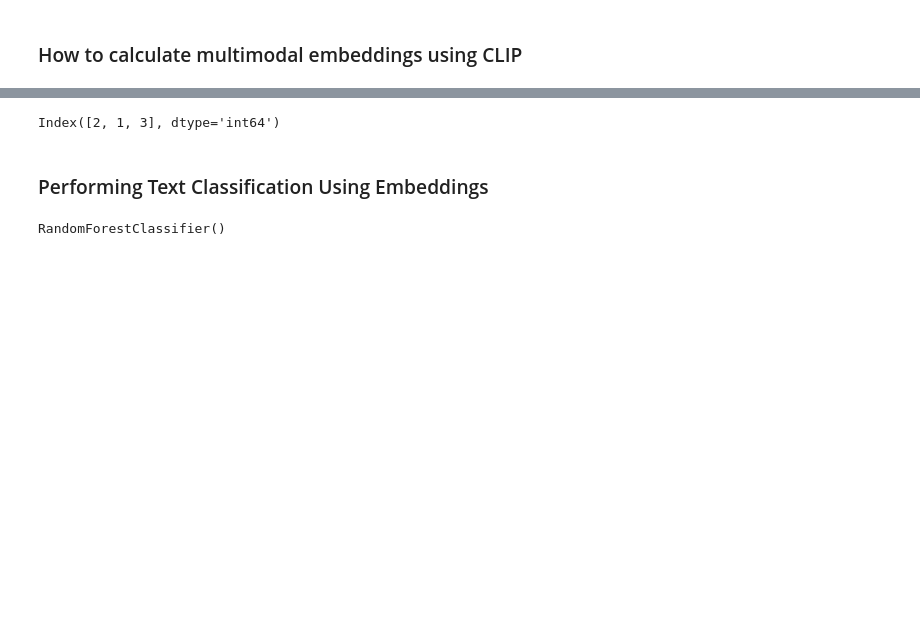
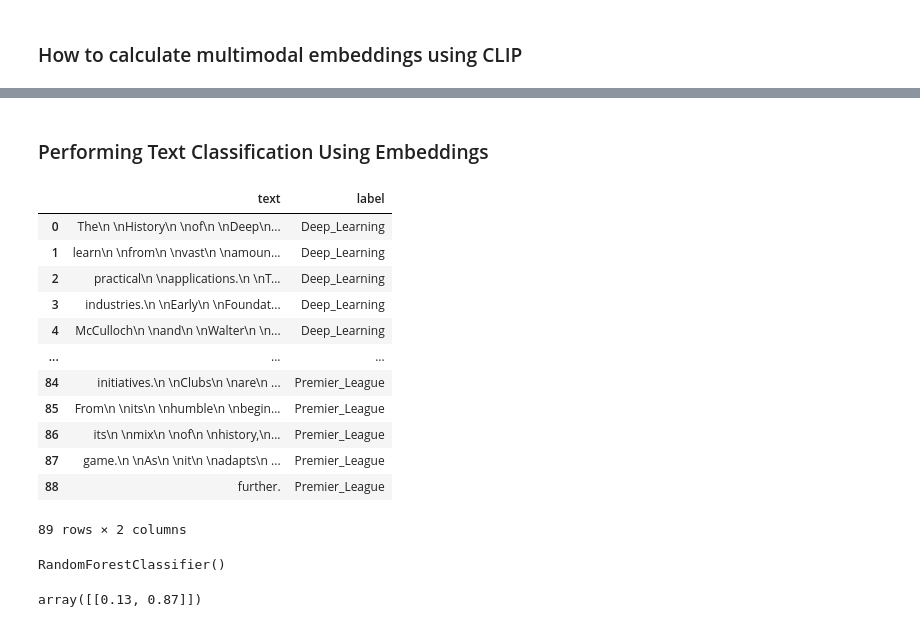
Before and after one commit to jamlab/RAG-with-Python-Cookbook, a Jupyter notebook: ch05_text_embedding/text_embeddings.ipynb, the cells around one changed output, grey strips where cells are left out. Drawn from its saved outputs; the diff is of its cells as text; code cells hidden in the pictures; blank space fills up the shorter version.

```diff
--- a/ch05_text_embedding/text_embeddings.ipynb
+++ b/ch05_text_embedding/text_embeddings.ipynb
@@ -881,7 +442,3 @@ final_ranking_doc_ids = rrf_df["doc_id"].to_list()
-# %%
-new_ranking
-# %% [output]
-Index([2, 1, 3], dtype='int64')
 # %% [markdown]
 ### Performing Text Classification Using Embeddings
 # %%
@@ -897,33 +454,48 @@ pdf_files = [
     {
         "file_path": "../datasets/pdf_files/premier_league_history.pdf",
         "label": "Premier_League",
     },
 ]
 
 chunks_dict_list = []
 
 # split both documents into chunks and append to the same list of dicts
 for pdf_file in pdf_files:
     with open(pdf_file["file_path"], "rb") as file:
         reader = PyPDF2.PdfReader(file)
 
         text = ""
         for page in reader.pages:
             text += page.extract_text()
 
     text_splitter = RecursiveCharacterTextSplitter(
         chunk_size=200,
         chunk_overlap=0,
         length_function=len,
         is_separator_regex=False,
     )
 
     chunks = text_splitter.split_text(text)
 
     for chunk in chunks:
         chunks_dict_list.append({"text": chunk, "label": pdf_file["label"]})
 
 chunks_df = pd.DataFrame(chunks_dict_list)
+chunks_df
+# %% [output]
+|  | text | label |
+| 0 | The\n \nHistory\n \nof\n \nDeep\n... | Deep_Learning |
+| 1 | learn\n \nfrom\n \nvast\n \namoun... | Deep_Learning |
+| 2 | practical\n \napplications.\n \nT... | Deep_Learning |
+| 3 | industries.\n \nEarly\n \nFoundat... | Deep_Learning |
+| 4 | McCulloch\n \nand\n \nWalter\n \n... | Deep_Learning |
+| ... | ... | ... |
+| 84 | initiatives.\n \nClubs\n \nare\n ... | Premier_League |
+| 85 | From\n \nits\n \nhumble\n \nbegin... | Premier_League |
+| 86 | its\n \nmix\n \nof\n \nhistory,\n... | Premier_League |
+| 87 | game.\n \nAs\n \nit\n \nadapts\n ... | Premier_League |
+| 88 | further. | Premier_League |
+89 rows × 2 columns
 # %%
 client = OpenAI()
 
@@ -962,3 +533,6 @@ X_test = [test_embedding]
 # Predict the most likely class
 predicted_classes = clf.predict(X_test)  # e.g. ['Premier_League']
 probabilities = clf.predict_proba(X_test)  # e.g. array([[0.06, 0.94]])
+probabilities
+# %% [output]
+array([[0.13, 0.87]])
```
Also changed, not shown: parts of 39 cells of this notebook.
